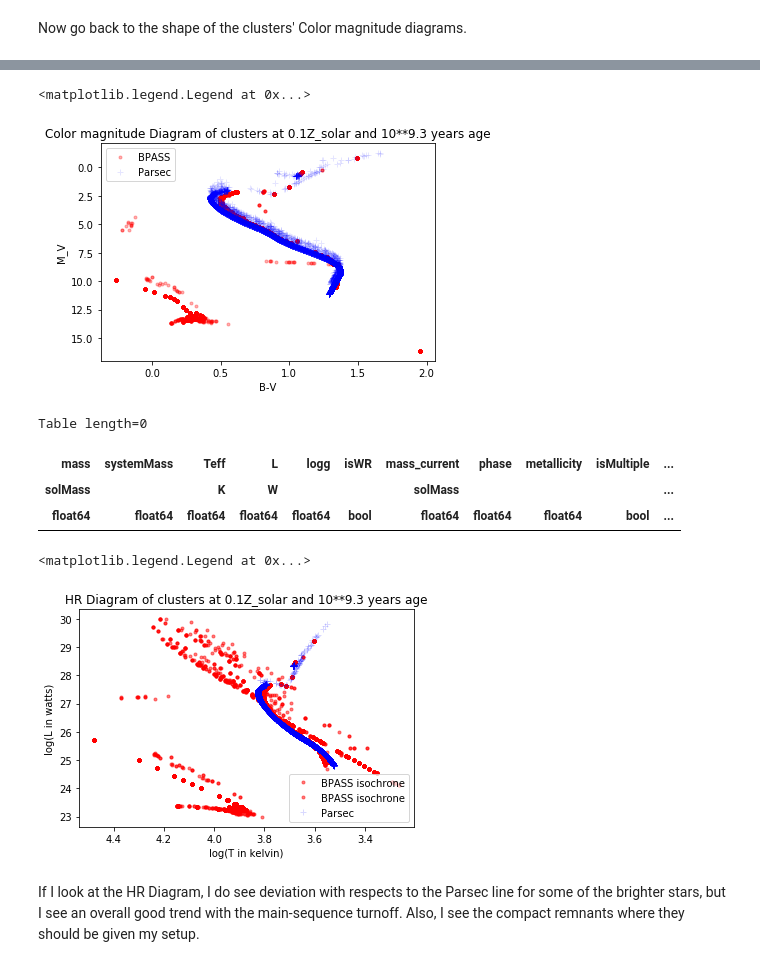
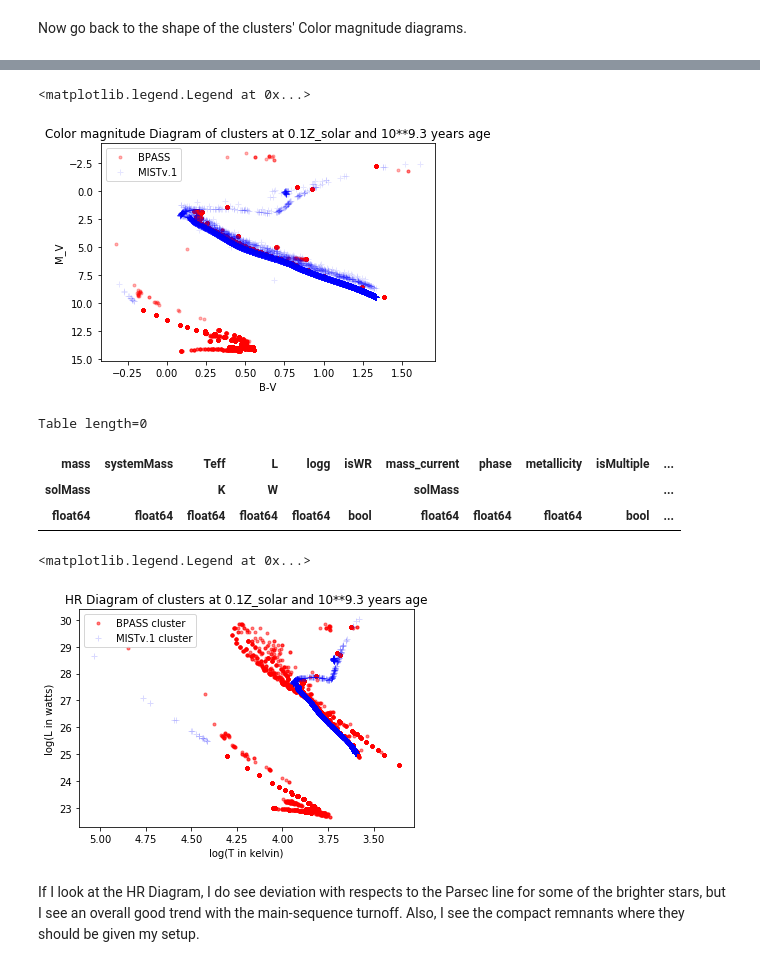
Before and after one commit to astropy/SPISEA, a Jupyter notebook: Test_Plots/Debugging the SPISEA isochrone at 0.1 * solar metallicity 10**9.3 years old-Low-Met.ipynb, the cells around one changed output, grey strips where cells are left out. Drawn from its saved outputs; the diff is of its cells as text; code cells hidden in the pictures.

```diff
--- a/Test_Plots/Debugging the SPISEA isochrone at 0.1 * solar metallicity 10**9.3 years old-Low-Met.ipynb
+++ b/Test_Plots/Debugging the SPISEA isochrone at 0.1 * solar metallicity 10**9.3 years old-Low-Met.ipynb
@@ -15,5 +15,5 @@ import math
 import time
 t1=time.time()
 bps=evolution.BPASS()
-iso1=synthetic.Isochrone_Binary(9.3, 0.0, 1000,math.log10(1), mass_sampling=1, filepath='/g/lu/scratch/ryotainagaki/BPASS_iso_filesTimedIsolated/')
+iso1=synthetic.Isochrone_Binary(9.3, 0.0, 1000,math.log10(1/10), mass_sampling=1, filepath='/g/lu/scratch/ryotainagaki/BPASS_iso_filesTimedIsolated/')
 # %% [output]
@@ -218,5 +157,5 @@ Table length=58
 # %% [markdown]
 Hmm, I think those are stars that are going to be white dwarves very soon or may unintentionally be brown dwarves. At least according to HOKI's criterion for what is a white dwarf or not. At the very least, at least the stars we just saw were low mass stars so they should be **LOW** on the CMD
 # %%
-iso2=synthetic.IsochronePhot(9.3, 0.0, 1000, math.log(1),evo_model=evolution.Parsec(), recomp=True) # New Parsec isochrone for same metallicity
+iso2=synthetic.IsochronePhot(9.3, 0.0, 1000, math.log10(1/10), recomp=True) # New MISTv.1 isochrone for same metallicity
 # %% [output]
@@ -617,7 +511,7 @@ np.unique(clus_1.companions['log_a'])
 # Remember to use a distance modulus!
 import matplotlib.pyplot as plt
 plt.plot(clus_1.star_systems['m_ubv_B']-clus_1.star_systems["m_ubv_V"], clus_1.star_systems["m_ubv_V"]-5*np.log10(100), "r.",label="BPASS", alpha =0.3)
-plt.plot(clus_2.star_systems['m_ubv_B']-clus_2.star_systems["m_ubv_V"], clus_2.star_systems["m_ubv_V"]-5*np.log10(100), "b+", label="Parsec", alpha=0.1)
+plt.plot(clus_2.star_systems['m_ubv_B']-clus_2.star_systems["m_ubv_V"], clus_2.star_systems["m_ubv_V"]-5*np.log10(100), "b+", label="MISTv.1", alpha=0.1)
 plt.xlabel("B-V")
 plt.ylabel("M_V")
 plt.title("Color magnitude Diagram of clusters at 0.1Z_solar and 10**9.3 years age")
@@ -625,7 +519,7 @@ plt.gca().invert_yaxis()
 plt.legend()
 # %% [output]
 <matplotlib.legend.Legend at 0x...>
-[figure, old version]
+[figure, new version]
 # %%
 clus_1.star_systems[np.where(clus_1.star_systems["m_ubv_V"]==0)]
 # %% [output]
@@ -635,18 +529,18 @@ Table length=0
 | float64 | float64 | float64 | float64 | float64 | bool | float64 | float64 | float64 | bool | ... |
 # %%
 import matplotlib.pyplot as plt
-plt.plot(np.log10(clus_1.companions['Teff']), np.log10(clus_1.companions["L"]), "r.",label="BPASS isochrone", alpha=0.5)
+plt.plot(np.log10(clus_1.companions['Teff']), np.log10(clus_1.companions["L"]), "r.",label="BPASS cluster", alpha=0.5)
 plt.plot(np.log10(clus_2.companions['Teff']), np.log10(clus_2.companions["L"]), "b+", alpha=0.15)
-plt.plot(np.log10(clus_1.star_systems['Teff']), np.log10(clus_1.star_systems["L"]), "r.",label="BPASS isochrone", alpha=0.5)
-plt.plot(np.log10(clus_2.star_systems['Teff']), np.log10(clus_2.star_systems["L"]), "b+", label="Parsec", alpha=0.15)
+plt.plot(np.log10(clus_1.star_systems['Teff']), np.log10(clus_1.star_systems["L"]), "r.", alpha=0.5)
+plt.plot(np.log10(clus_2.star_systems['Teff']), np.log10(clus_2.star_systems["L"]), "b+", label="MISTv.1 cluster", alpha=0.15)
 plt.xlabel("log(T in kelvin)")
 plt.ylabel("log(L in watts)")
 plt.title("HR Diagram of clusters at 0.1Z_solar and 10**9.3 years age")
 plt.gca().invert_xaxis()
 plt.legend()
 # %% [output]
 <matplotlib.legend.Legend at 0x...>
-[figure, old version]
+[figure, new version]
 # %% [markdown]
 If I look at the HR Diagram, I do see deviation with respects to the Parsec line for some of the brighter stars, but I see an overall good trend with the main-sequence turnoff. Also, I see the compact remnants where they should be given my setup.
 # %% [markdown]
```
Also changed, not shown: parts of 56 cells of this notebook, 36 other files.
